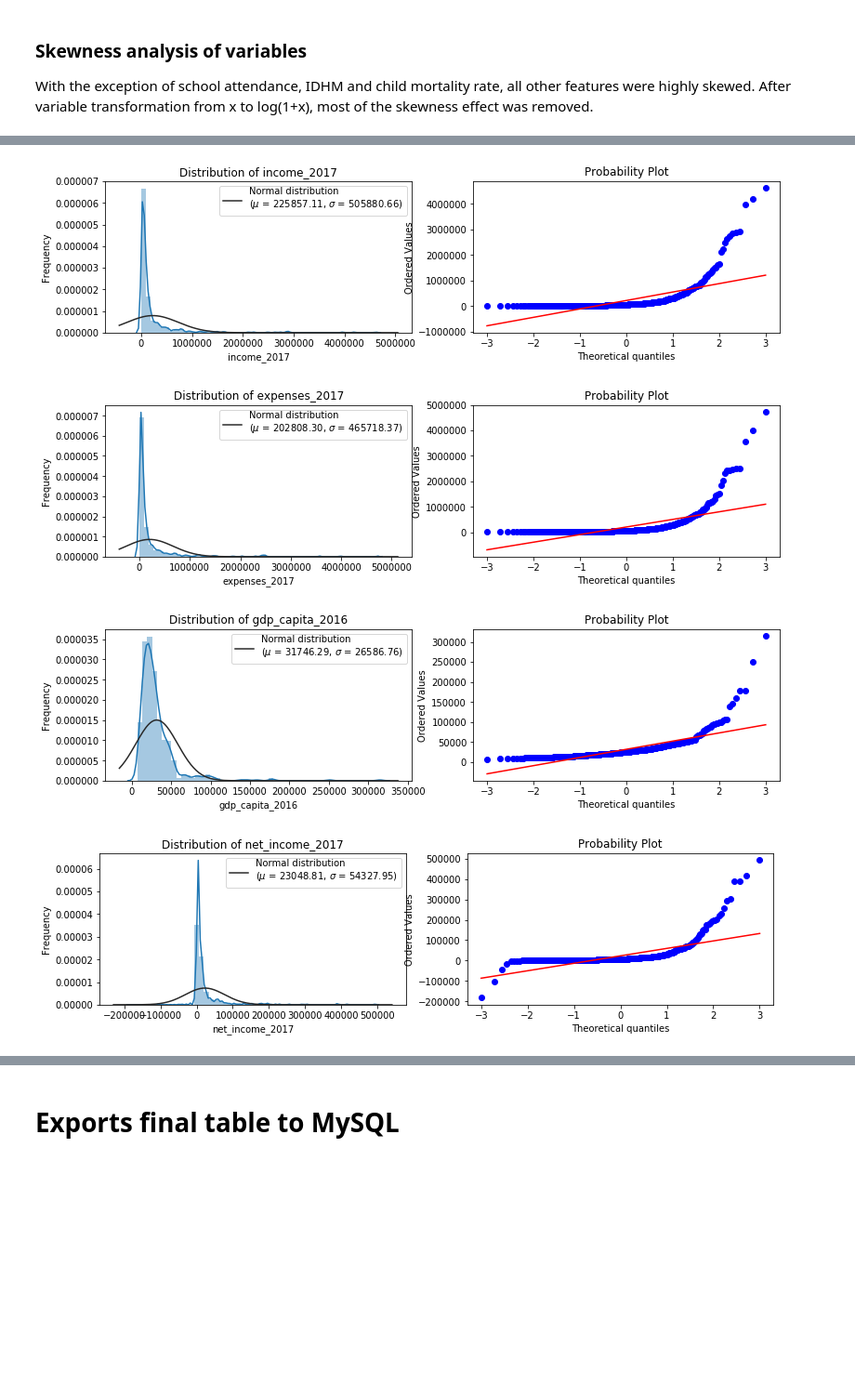
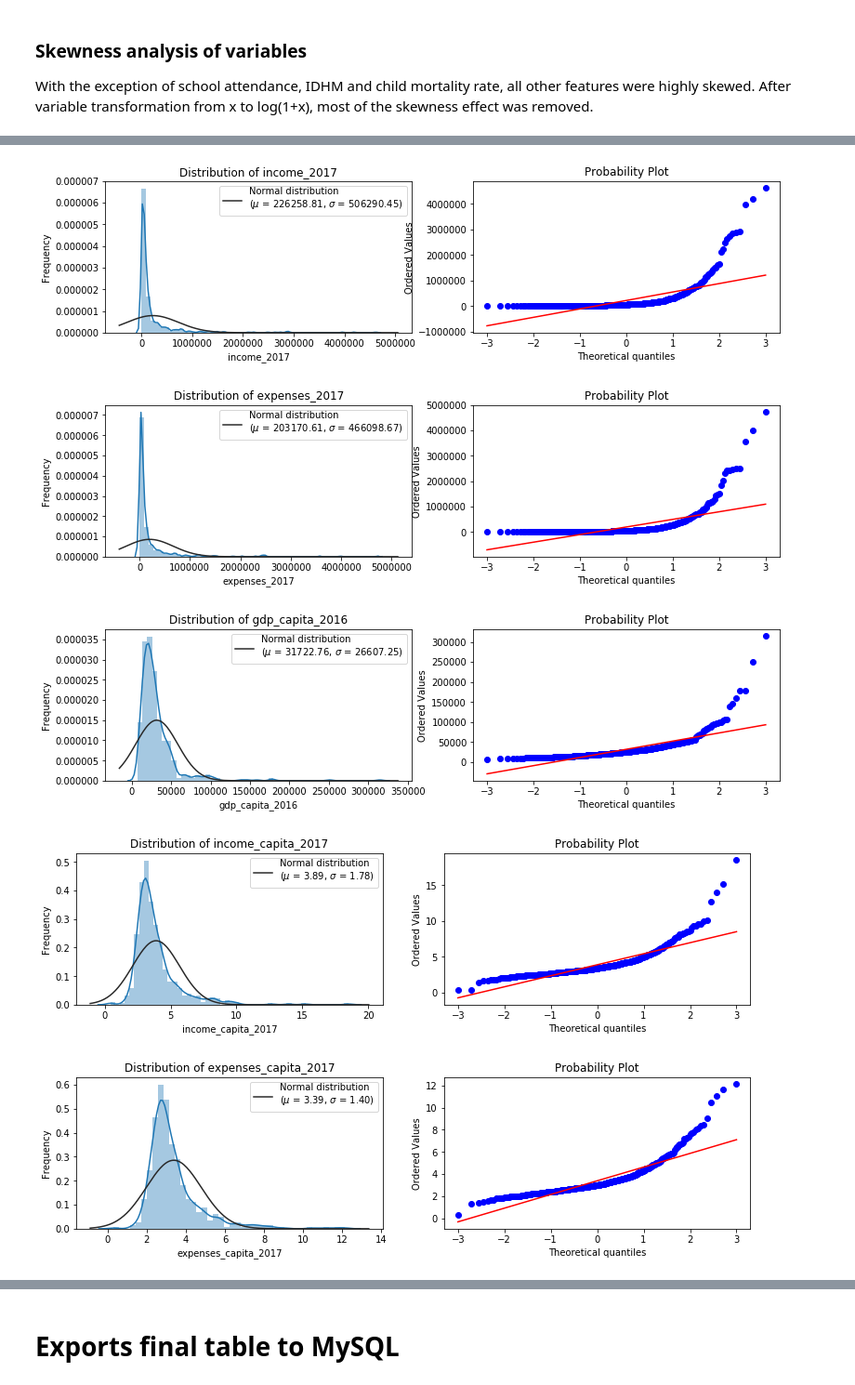
Before and after one commit to Lgcsimoes/tce_sp, a Jupyter notebook: notebooks/SP state cities - Overview.ipynb, the cells around one changed output, grey strips where cells are left out. Shown at 93% size. Saved outputs shown, nothing was run; the diff lists cells and outputs as text; code cells hidden in the pictures; blank space fills up the shorter version.

Commit message:
IBGE notebook update

```diff
--- a/notebooks/SP state cities - Overview.ipynb
+++ b/notebooks/SP state cities - Overview.ipynb
@@ -79,0 +71,13 @@ df
+# %%
+# Checks if all cities from IBGE database matches cities from TCE-SP database (using fuzzy criteria)
+for city_ibge in df.index:
+    if city_ibge not in df_tce.values:
+        (city_tce, ratio) = process.extractOne(city_ibge, df_tce.values)
+        if ratio >= 90:
+            # Modifies IBGE names to match TCE-SP database
+            print('%25s found in TCE table as %25s (ratio=%3d) => ALTERED' % (city_ibge, city_tce[0], ratio))
+            df.rename(index={city_ibge: city_tce[0]}, inplace=True)
+        else:
+            # Removes city from IBGE database
+            print('%25s found in TCE table as %25s (ratio=%3d) => REMOVED' % (city_ibge, city_tce[0], ratio))
+            df.drop(city_ibge, axis=0, inplace=True)
@@ -91,3 +116,10 @@ df.drop(df[df.mortality_2014 == '-'].index, inplace=True)
 df['mortality_2014'] = pd.to_numeric(df['mortality_2014'])
 # %% [output]
 [figure]
+# %%
+# Calculates net income
+df['net_income_2017'] = df['income_2017'] - df['expenses_2017']
+
+# Calculates income and expenses per capita
+df['income_capita_2017'] = df['income_2017']/df['population_2018']
+df['expenses_capita_2017'] = df['expenses_2017']/df['population_2018']
@@ -116,6 +152,3 @@ df
-# %%
-# Remove Sao Paulo city from dataframe (outlier and also not included in TCE-SP database)
-df.drop(labels='São Paulo', axis=0, inplace=True)
 # %%
 df.info()
 # %% [output]
@@ -190,7 +266,7 @@ def plot_dist_qq(df, feature):
     plt.show()
 # %%
 # Skewness analysis for each skewed feature (before log-transform)
-numeric_cols = df.select_dtypes(include='float').columns
+numeric_cols = df.select_dtypes(include='float').columns.drop('net_income_2017')
 for col in numeric_cols:
     plot_dist_qq(df, col)
 # %% [output]
@@ -203,7 +279,8 @@ for col in numeric_cols:
 [figure]
 [figure]
 [figure]
-[figure, old version]
+[figure, new version]
+[figure, added]
 # %%
 # Fix for skewness
 df[numeric_cols+'_log1p'] = np.log1p(df[numeric_cols])
```
Also changed, not shown: parts of 28 cells of this notebook, 3 other files.
